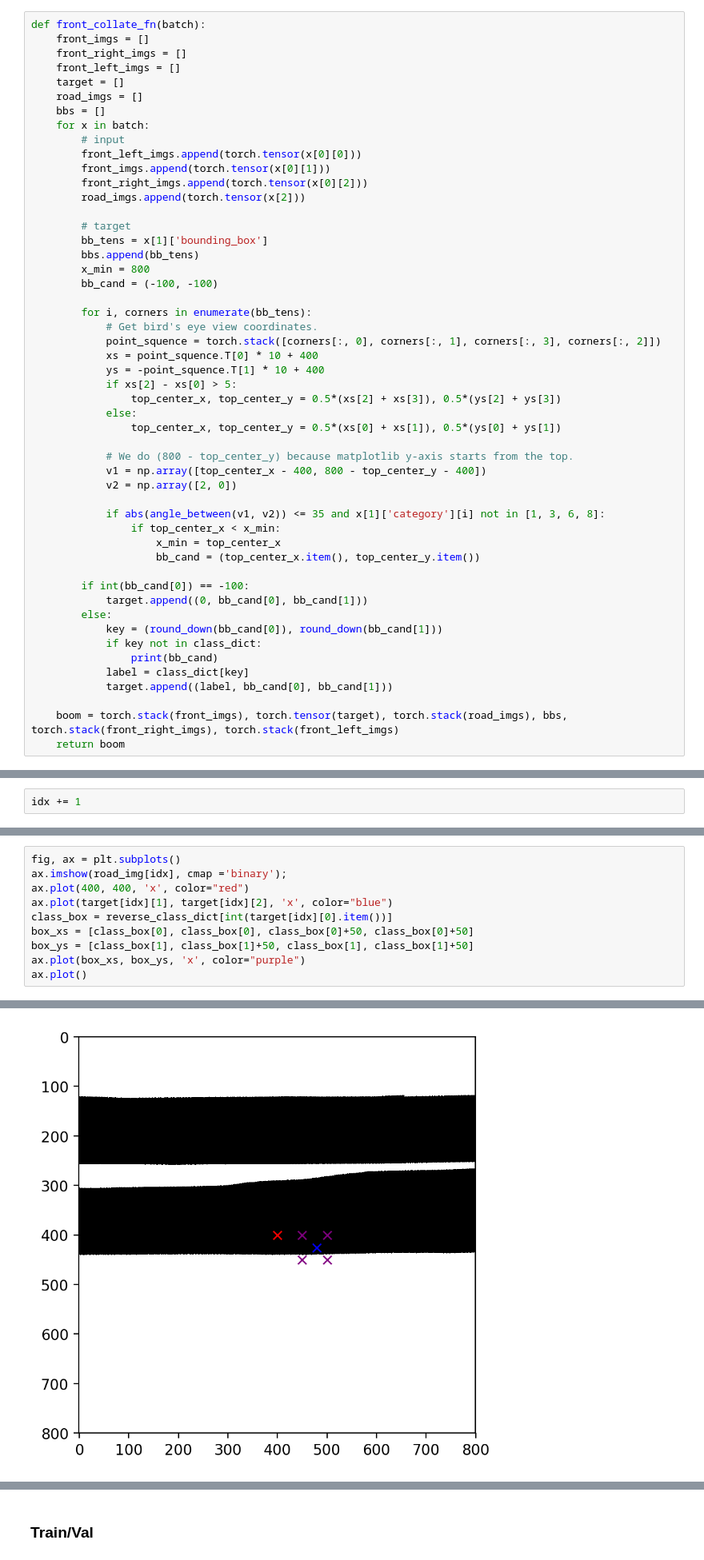
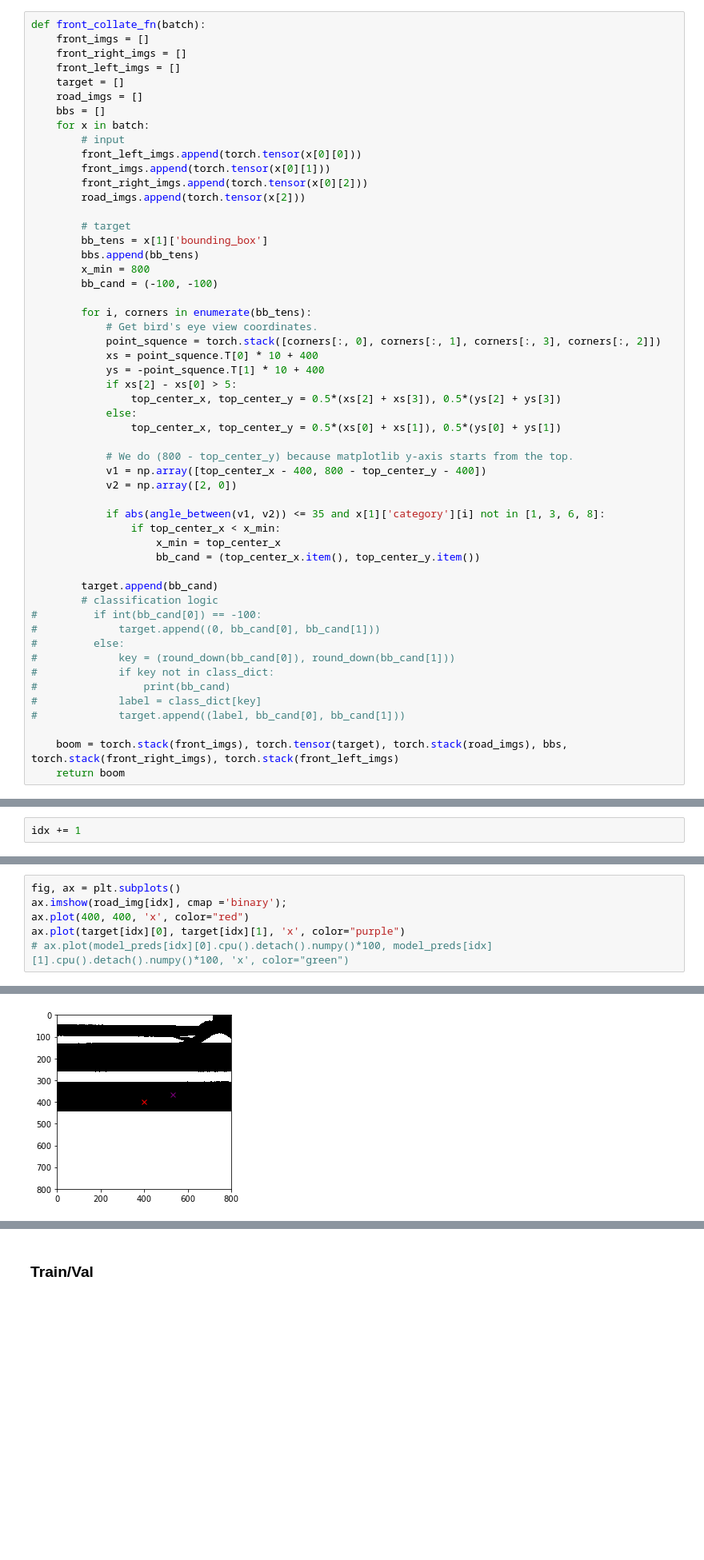
Before and after one commit to vwrj/Self-Driving, a Jupyter notebook: super_simple_model.ipynb, the cells around one changed output, grey strips where cells are left out. Shown at 80% size. Cells and saved outputs as stored; diff of their text form; blank space fills up the shorter version.

Commit message:
testing different ways of regression after classification

```diff
--- a/super_simple_model.ipynb
+++ b/super_simple_model.ipynb
@@ -134,14 +134,16 @@ def front_collate_fn(batch):
                     x_min = top_center_x
                     bb_cand = (top_center_x.item(), top_center_y.item())
 
-        if int(bb_cand[0]) == -100:
-            target.append((0, bb_cand[0], bb_cand[1]))
-        else:
-            key = (round_down(bb_cand[0]), round_down(bb_cand[1]))
-            if key not in class_dict:
-                print(bb_cand)
-            label = class_dict[key]
-            target.append((label, bb_cand[0], bb_cand[1]))
+        target.append(bb_cand)
+        # classification logic
+#         if int(bb_cand[0]) == -100:
+#             target.append((0, bb_cand[0], bb_cand[1]))
+#         else:
+#             key = (round_down(bb_cand[0]), round_down(bb_cand[1]))
+#             if key not in class_dict:
+#                 print(bb_cand)
+#             label = class_dict[key]
+#             target.append((label, bb_cand[0], bb_cand[1]))
 
     boom = torch.stack(front_imgs), torch.tensor(target), torch.stack(road_imgs), bbs, torch.stack(front_right_imgs), torch.stack(front_left_imgs)
     return boom
@@ -210,10 +233,6 @@ plt.imshow(sample[idx].cpu().detach().numpy().transpose(1, 2, 0))
 fig, ax = plt.subplots()
 ax.imshow(road_img[idx], cmap ='binary');
 ax.plot(400, 400, 'x', color="red")
-ax.plot(target[idx][1], target[idx][2], 'x', color="blue")
-class_box = reverse_class_dict[int(target[idx][0].item())]
-box_xs = [class_box[0], class_box[0], class_box[0]+50, class_box[0]+50]
-box_ys = [class_box[1], class_box[1]+50, class_box[1], class_box[1]+50]
-ax.plot(box_xs, box_ys, 'x', color="purple")
-ax.plot()
+ax.plot(target[idx][0], target[idx][1], 'x', color="purple")
+# ax.plot(model_preds[idx][0].cpu().detach().numpy()*100, model_preds[idx][1].cpu().detach().numpy()*100, 'x', color="green")
 # %% [output]
@@ -221,4 +240,4 @@ ax.plot()
-[figure, old version]
+[figure, new version]
 # %%
 device = torch.device("cuda" if torch.cuda.is_available() else "cpu")
 
```
Also changed, not shown: parts of 12 cells of this notebook, 1 other file.
